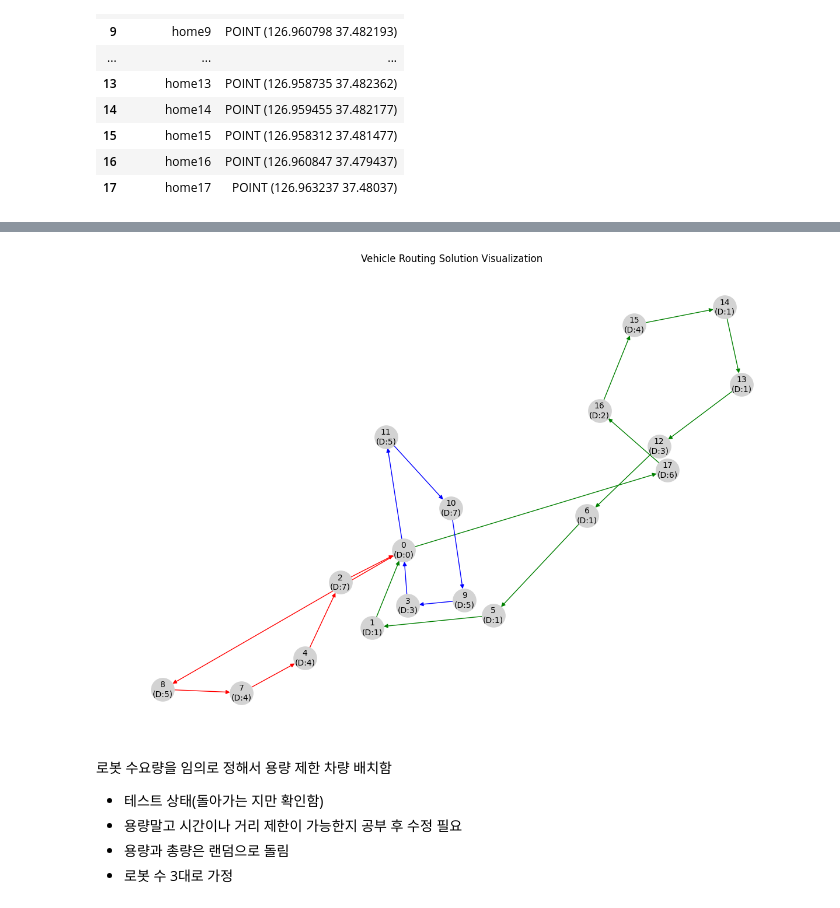
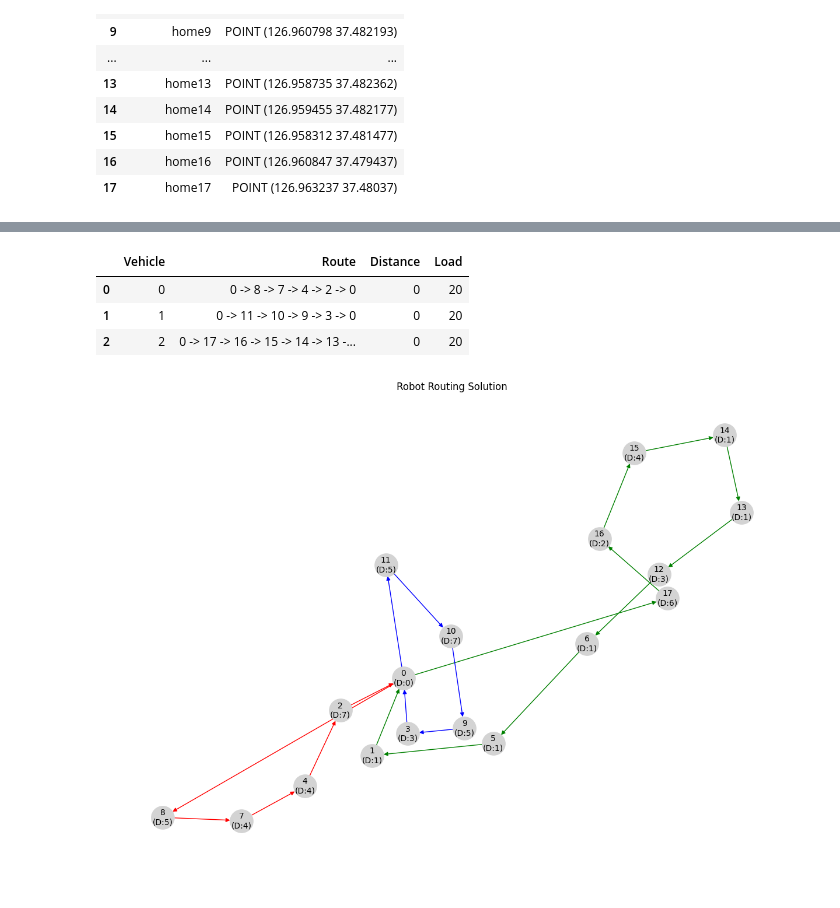
Before and after one commit to doyeonRyu/P-project, a Jupyter notebook: dongTohome.ipynb, the cells around one changed output, grey strips where cells are left out. Drawn from its saved outputs; the diff is of its cells as text; code cells hidden in the pictures.

```diff
--- a/dongTohome.ipynb
+++ b/dongTohome.ipynb
@@ -755,7 +777,7 @@ def calculate_straight_distance(lat1, lon1, lat2, lon2):
         lon2: 도착지 경도 (float)
 
     출력값:
-        두 지점 간의 직선 거리 (킬로미터 단위, float)
+        두 지점 간의 직선 거리 (미터 단위, float)
     '''
 # 직선 거리 계산
 # 입력값: 출발지 위도, 경도 / 도착지 위도, 경도
@@ -772,10 +794,11 @@ def calculate_straight_distance(lat1, lon1, lat2, lon2):
     # Haversine 공식 계산
     a = np.sin(dlat/2)**2 + np.cos(lat1) * np.cos(lat2) * np.sin(dlon/2)**2
     c = 2 * np.arcsin(np.sqrt(a))
-    # 거리 계산 (킬로미터 단위)
+    # 거리 계산 (미터 단위)
     km = km_constant * c
+    m = km * 1000
 
-    return km # 출발지-도착지 사이의 직선 거리 반환
+    return m # 출발지-도착지 사이의 직선 거리 반환
 # %%
 # 좌표 분리 (공백과 괄호 제거 후 나누기)
 od_data_for_ortools["longitude"], od_data_for_ortools["latitude"] = zip(
@@ -968,12 +1091,19 @@ Total load of all routes: 60
+# %%
+route_data_robot
+# %% [output]
+|  | Vehicle | Route | Distance | Load |
+| 0 | 0 | 0 -> 8 -> 7 -> 4 -> 2 -> 0 | 0 | 20 |
+| 1 | 1 | 0 -> 11 -> 10 -> 9 -> 3 -> 0 | 0 | 20 |
+| 2 | 2 | 0 -> 17 -> 16 -> 15 -> 14 -> 13 -... | 0 | 20 |
 # %%
 import matplotlib.pyplot as plt
 import networkx as nx
 
 # 데이터를 기반으로 생성된 경로 결과를 하드코딩
 vehicle_routes = [
-    [0, 8, 7, 4, 2, 0],  # Vehicle 0
-    [0, 11, 10, 9, 3, 0],  # Vehicle 1
-    [0, 17, 16, 15, 14, 13, 12, 6, 5, 1, 0],  # Vehicle 2
+    [0, 8, 7, 4, 2, 0],  # 로봇 1
+    [0, 11, 10, 9, 3, 0],  # 로봇 2
+    [0, 17, 16, 15, 14, 13, 12, 6, 5, 1, 0],  # 로봇 3
 ]
 
 # 노드별 수요
@@ -991,38 +1121,32 @@ for i, demand in enumerate(demands):
 
 # 경로 추가 및 색상 부여
 for vehicle_id, route in enumerate(vehicle_routes):
     for i in range(len(route) - 1):
         G.add_edge(route[i], route[i + 1], color=colors[vehicle_id])
 
 # 엣지 색상 추출
 edges = G.edges()
 edge_colors = [G[u][v]["color"] for u, v in edges]
 
 # 그래프 레이아웃 설정
 pos = nx.spring_layout(G, seed=42)
 
 # 그래프 시각화
 plt.figure(figsize=(12, 8))
 nx.draw(
     G,
     pos,
     # with_labels=True,
     edge_color=edge_colors,
     node_color="lightgrey",
     node_size=800,
 )
 
 # 노드에 수요 정보 추가
 demand_labels = {node: f"{node}\n(D:{data['demand']})" for node, data in G.nodes(data=True)}
 nx.draw_networkx_labels(G, pos, labels=demand_labels, font_size=10)
 
-plt.title("Vehicle Routing Solution Visualization")
+plt.title("Robot Routing Solution")
 plt.show()
 # %% [output]
-[figure, old version]
+[figure, new version]
-# %% [markdown]
-로봇 수요량을 임의로 정해서 용량 제한 차량 배치함
-- 테스트 상태(돌아가는 지만 확인함)
-- 용량말고 시간이나 거리 제한이 가능한지 공부 후 수정 필요
-- 용량과 총량은 랜덤으로 돌림
-- 로봇 수 3대로 가정
```
Also changed, not shown: parts of 40 cells of this notebook.
